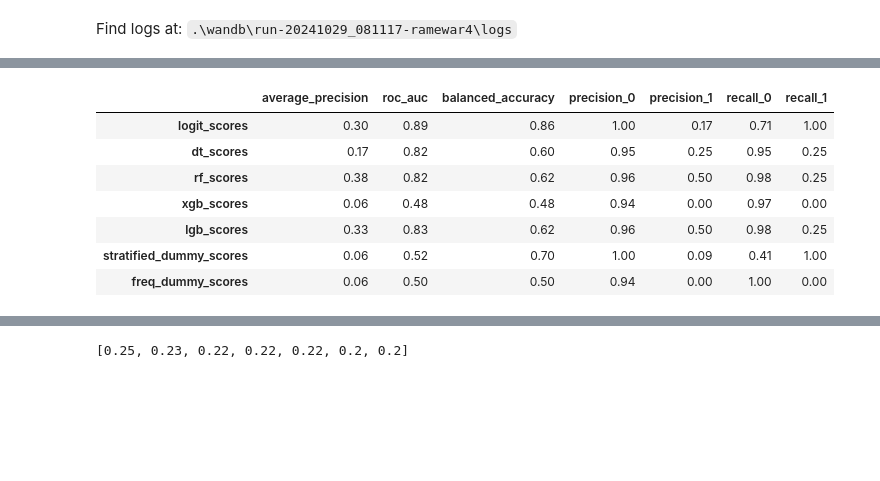
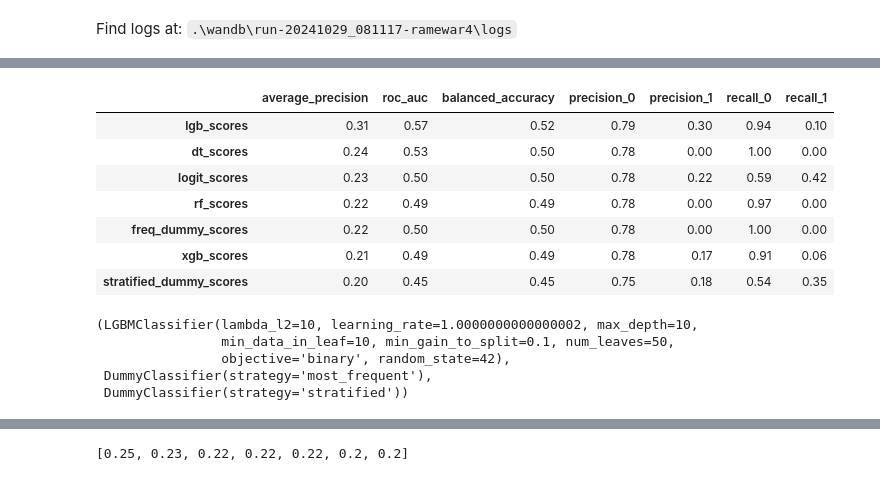
Before and after one commit to istiyaksiddiquee/thesis-work, a Jupyter notebook: RQ2/analysis/analysis.ipynb, the cells around one changed output, grey strips where cells are left out. Drawn from its saved outputs; the diff is of its cells as text; code cells hidden in the pictures; blank space fills up the shorter version.

```diff
--- a/RQ2/analysis/analysis.ipynb
+++ b/RQ2/analysis/analysis.ipynb
@@ -706,7 +706,8 @@ def performance_testing(project, scaled_X_test_df, y_test):
 # %%
 def best_performing_model(project, result_df):
     model = None
-    res = result_df.sort_values(by='average_precision', ascending=True)
+
+    res = result_df.sort_values(by='average_precision', ascending=False)
     names = ['logit_scores', 'dt_scores', 'rf_scores', 'lgb_scores', 'xgb_scores', 'default_rf_scores', 'freq_dummy_scores', 'stratified_dummy_scores']
     if res.iloc[0].name == 'logit_scores':
         model = joblib.load(f'./{project}/Logistic-Model-v0/logit.joblib')
@@ -725,7 +726,9 @@ def best_performing_model(project, result_df):
     elif res.iloc[0].name == 'stratified_dummy_scores':
         model = joblib.load(f'./{project}/Stratified-Dummy-Cls-v0/stratified_dummy_cls.joblib')
 
-    return model
+    freq_model = joblib.load(f'./{project}/Most-Freq-Dummy-Cls-v0/most_freq_dummy_cls.joblib')
+    strat_model = joblib.load(f'./{project}/Stratified-Dummy-Cls-v0/stratified_dummy_cls.joblib')
+    return model, freq_model, strat_model
 
 # logit_predict_proba = logit_model.predict_proba(scaled_X_test_df)
 # %%
@@ -793,7 +796,10 @@ def read_pickled_data(dataset, feature_selection, quant, dropped_columns, normal
     scaled_X_train_val = preprocessor.fit_transform(normalized_df)
     scaled_X_test = preprocessor.transform(X_test)
 
-    transformed_columns = preprocessor.get_feature_names_out()
+    transformed_columns = list(preprocessor.get_feature_names_out())
+
+    # transformed_columns[transformed_columns.index('scale__characteristic_distance')] = 'log_norm__characteristic_distance'
+    # original_column_order[original_column_order.index('scale__characteristic_distance')] = 'log_norm__characteristic_distance'
 
     scaled_X_train_val_df = pd.DataFrame(scaled_X_train_val, columns=transformed_columns)
     scaled_X_test_df = pd.DataFrame(scaled_X_test, columns=transformed_columns)
@@ -803,16 +809,16 @@ def read_pickled_data(dataset, feature_selection, quant, dropped_columns, normal
 
     return scaled_X_train_val_df, y_train_val, scaled_X_test_df, y_test
 # %%
-folder="RQ3Final2"
-quant = False
+folder="RQ4Final1"
+quant = True
 feature_selection = 1
-dropped_columns = ['max_breadth']
-normalization_columns = ['size', 'max_breadth']
+dropped_columns = ['virality']
+normalization_columns = ['size', 'max_breadth', 'virality', 'layer_ratio', 'structural_heterogeneity', 'characteristic_distance']
 
 scaled_X_train_val, y_train_val, scaled_X_test, y_test = read_pickled_data(folder, feature_selection, quant, dropped_columns, normalization_columns)
 print(scaled_X_train_val.shape, y_train_val.shape, scaled_X_test.shape, y_test.shape)
 result_df = performance_testing(folder, scaled_X_test, y_test)
-best_model = best_performing_model(folder, result_df)
-# result_df.sort_values(by='average_precision', ascending=False, inplace=True)
+best_model, freq_model, strat_model = best_performing_model(folder, result_df)
+result_df.sort_values(by='average_precision', ascending=False, inplace=True)
 result_df[['average_precision', 'roc_auc', 'balanced_accuracy', 'precision_0', 'precision_1', 'recall_0', 'recall_1']]
 # %% [output]
@@ -824,13 +830,21 @@ result_df[['average_precision', 'roc_auc', 'balanced_accuracy', 'precision_0', '
 [LightGBM] [Warning] min_gain_to_split is set=0.1, min_split_gain=0.0 will be ignored. Current value: min_gain_to_split=0.1
 [LightGBM] [Warning] lambda_l2 is set=10, reg_lambda=0.0 will be ignored. Current value: lambda_l2=10
 |  | average_precision | roc_auc | balanced_accuracy | precision_0 | precision_1 | recall_0 | recall_1 |
-| logit_scores | 0.30 | 0.89 | 0.86 | 1.00 | 0.17 | 0.71 | 1.00 |
-| dt_scores | 0.17 | 0.82 | 0.60 | 0.95 | 0.25 | 0.95 | 0.25 |
-| rf_scores | 0.38 | 0.82 | 0.62 | 0.96 | 0.50 | 0.98 | 0.25 |
-| xgb_scores | 0.06 | 0.48 | 0.48 | 0.94 | 0.00 | 0.97 | 0.00 |
-| lgb_scores | 0.33 | 0.83 | 0.62 | 0.96 | 0.50 | 0.98 | 0.25 |
-| stratified_dummy_scores | 0.06 | 0.52 | 0.70 | 1.00 | 0.09 | 0.41 | 1.00 |
-| freq_dummy_scores | 0.06 | 0.50 | 0.50 | 0.94 | 0.00 | 1.00 | 0.00 |
+| lgb_scores | 0.31 | 0.57 | 0.52 | 0.79 | 0.30 | 0.94 | 0.10 |
+| dt_scores | 0.24 | 0.53 | 0.50 | 0.78 | 0.00 | 1.00 | 0.00 |
+| logit_scores | 0.23 | 0.50 | 0.50 | 0.78 | 0.22 | 0.59 | 0.42 |
+| rf_scores | 0.22 | 0.49 | 0.49 | 0.78 | 0.00 | 0.97 | 0.00 |
+| freq_dummy_scores | 0.22 | 0.50 | 0.50 | 0.78 | 0.00 | 1.00 | 0.00 |
+| xgb_scores | 0.21 | 0.49 | 0.49 | 0.78 | 0.17 | 0.91 | 0.06 |
+| stratified_dummy_scores | 0.20 | 0.45 | 0.45 | 0.75 | 0.18 | 0.54 | 0.35 |
+# %%
+best_performing_model(folder, result_df)
+# %% [output]
+(LGBMClassifier(lambda_l2=10, learning_rate=1.0000000000000002, max_depth=10,
+                min_data_in_leaf=10, min_gain_to_split=0.1, num_leaves=50,
+                objective='binary', random_state=42),
+ DummyClassifier(strategy='most_frequent'),
+ DummyClassifier(strategy='stratified'))
 # %%
 folder="RQ3Final2"
 quant = True
```
Also changed, not shown: parts of 14 cells of this notebook.
